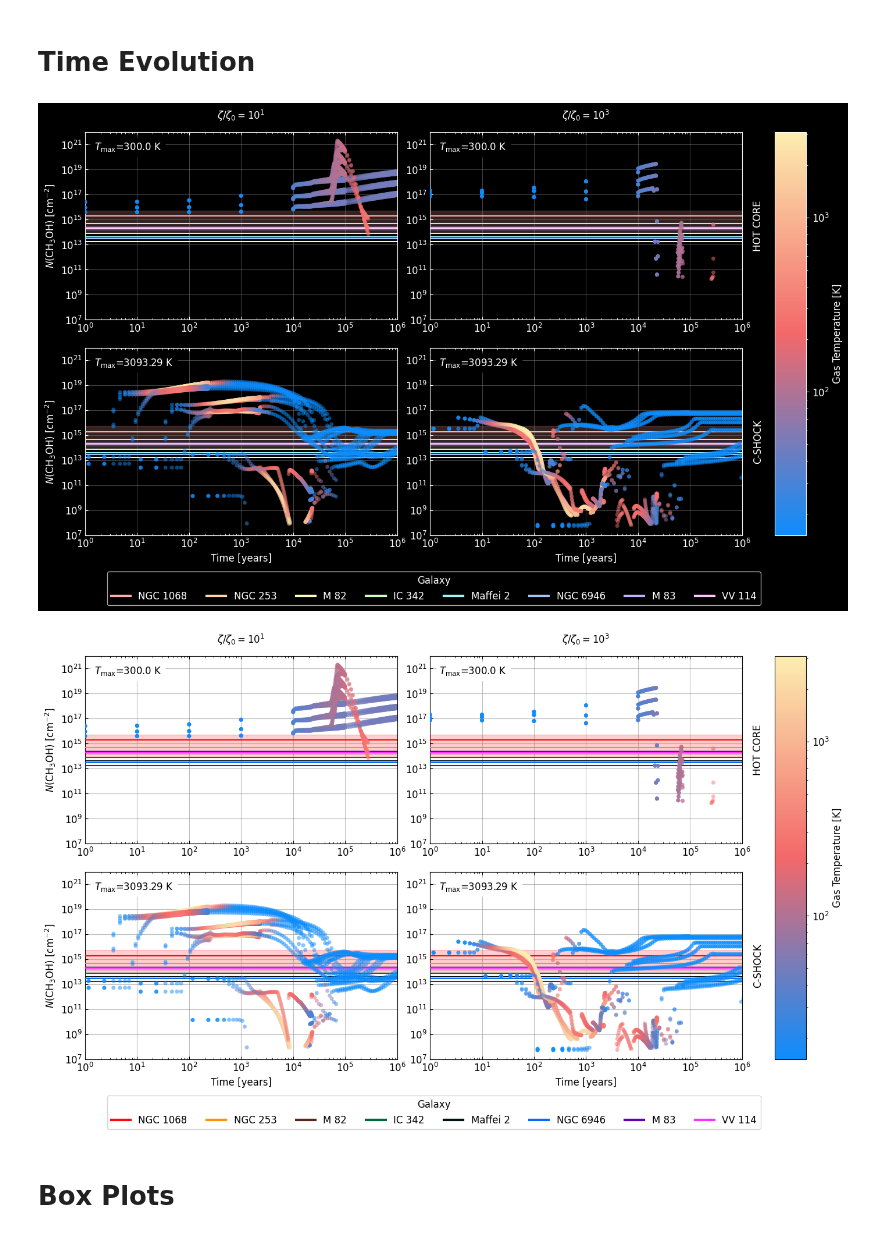
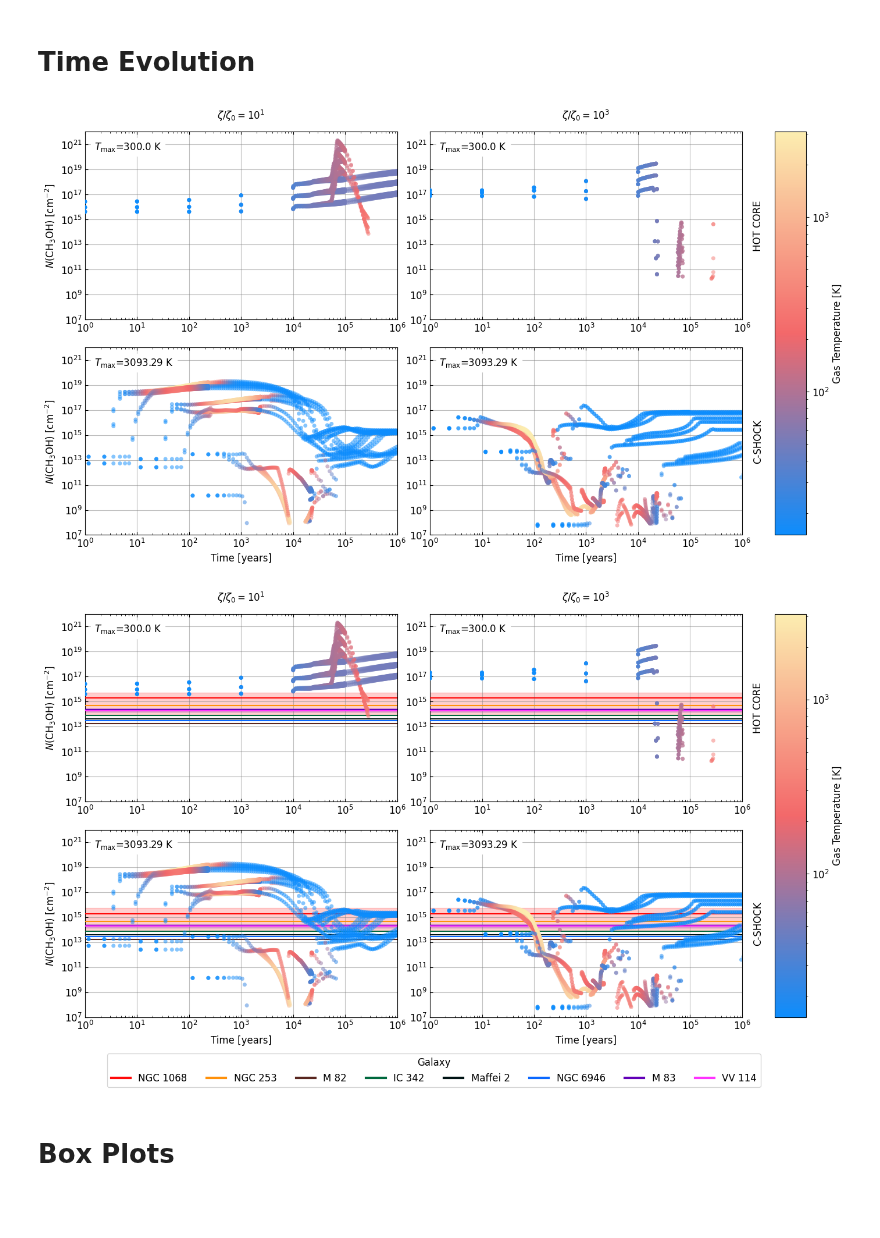
Before and after one commit to georgina-sampson/LEAPS-2024, a Jupyter notebook: CH3OH/plots.ipynb, the cells around one changed output. Drawn from its saved outputs; the diff is of its cells as text; code cells hidden in the pictures; blank space fills up the shorter version.

Commit message:
time evolution moments

```diff
--- a/CH3OH/plots.ipynb
+++ b/CH3OH/plots.ipynb
@@ -105,7 +105,9 @@ tdic={'Paper': 2*['Huang+2024','Hüttemeister+1997','Hüttemeister+1997','Hütte
 
 obsDf=pd.DataFrame(tdic)
 # %%
-for styleic, colores, bkgdcolor in [styleB.values(), styleW.values()]:
+styleic, colores, bkgdcolor = styleW.values()
+
+for mom in range(2):
     sns.set_style(rc=styleic)
     fig = plt.figure(figsize=(16, 9))
     gs = GridSpec(2, 2+1, figure=fig, width_ratios=2*[10]+[1],
@@ -124,10 +126,11 @@ for styleic, colores, bkgdcolor in [styleB.values(), styleW.values()]:
                             linewidth=0,
                             ax=ax, zorder=10, legend=None)
 
-            sns.lineplot(data=obsDf, x='time', y='N',
-                hue='Galaxy', palette=colores,
-                errorbar=lambda x: (x.min(), x.max()),
-                ax=ax, zorder=5, legend=None)
+            if mom > 0:
+                sns.lineplot(data=obsDf, x='time', y='N',
+                    hue='Galaxy', palette=colores,
+                    errorbar=lambda x: (x.min(), x.max()),
+                    ax=ax, zorder=5, legend=None)
 
             ax.grid(color='grey', alpha=0.5, zorder=2)
             ax.set_xscale('log')
@@ -138,37 +141,38 @@ for styleic, colores, bkgdcolor in [styleB.values(), styleW.values()]:
 
             ax.set_xlabel(r'Time [years]' if i==1 else None)
             ax.set_ylabel(r'$N$(CH$_3$OH) [cm$^{-2}$]' if j==0 else None)
 
             ax.text(x=0.03, y=0.95, s=r"$T_\mathrm{max}$"+f"={df[df['zeta']==zeta]['gasTemp'].max()} K",
                     backgroundcolor=bkgdcolor,
                     horizontalalignment='left',
                     verticalalignment='top',
                     transform=ax.transAxes)
 
             if j==1:
                 ax.text(1.05, 0.5, tipo.upper() if tipo==constants.HOTCORE else tipo.upper().replace(' ', '-'),
                         horizontalalignment='center',
                         verticalalignment='center',
                         rotation='vertical',
                         transform=ax.transAxes)
             if i==0:
                 ax.text(0.5, 1.05, r"$\zeta/\zeta_0=10^1$" if j==0 else r"$\zeta/\zeta_0=10^3$",
                         horizontalalignment='center',
                         verticalalignment='bottom',
                         transform=ax.transAxes)
 
     cax=fig.add_subplot(gs[:, -1])
     sm = plt.cm.ScalarMappable(cmap=cmap, norm=norm)
     sm.set_array([])
     fig.colorbar(sm, cax=cax, label='Gas Temperature [K]')
 
-    galaxy_lines = [Line2D([0], [0], color=color, linewidth=3) for color in colores]
-    fig.legend(galaxy_lines, [gal for gal in obsDf['Galaxy'].unique()], title='Galaxy', loc='upper center', bbox_to_anchor=(0.5,0.05), ncols=8)
+    if mom > 0:
+        galaxy_lines = [Line2D([0], [0], color=color, linewidth=3) for color in colores]
+        fig.legend(galaxy_lines, [gal for gal in obsDf['Galaxy'].unique()], title='Galaxy', loc='upper center', bbox_to_anchor=(0.5,0.05), ncols=8)
 
-    fig.savefig(f"TimeEvolution_CH3OH_columnDensity.png", dpi=300, bbox_inches='tight')
+    fig.savefig(f"TimeEvolution_CH3OH_columnDensity_{mom}.png", dpi=300, bbox_inches='tight')
     # plt.close()
 # %% [output]
-[figure, old version]
+[figure, new version]
 [figure]
 # %%
 sns.set_style(rc=styleDictB)
```
Also changed, not shown: 2 other files.
